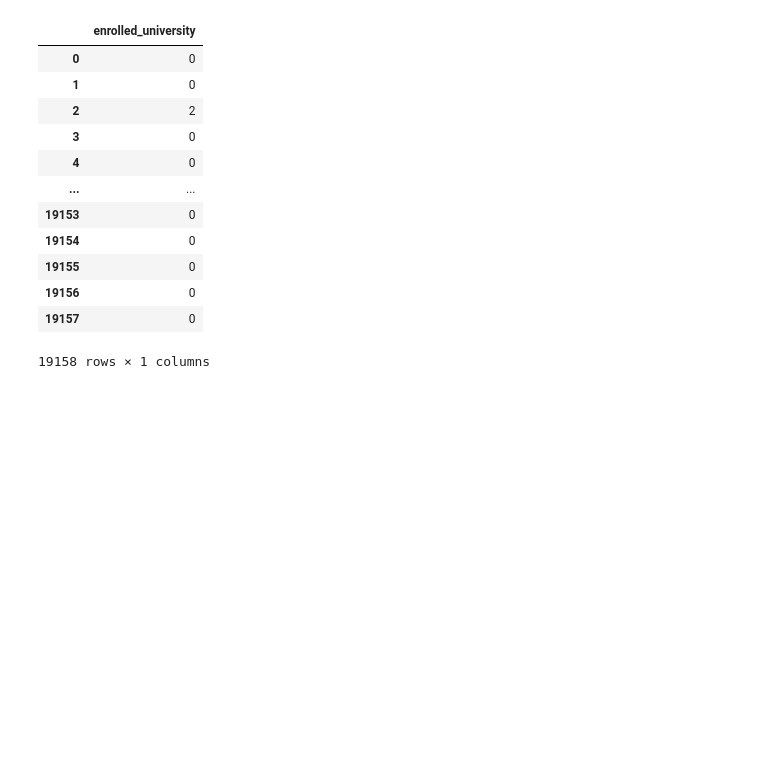
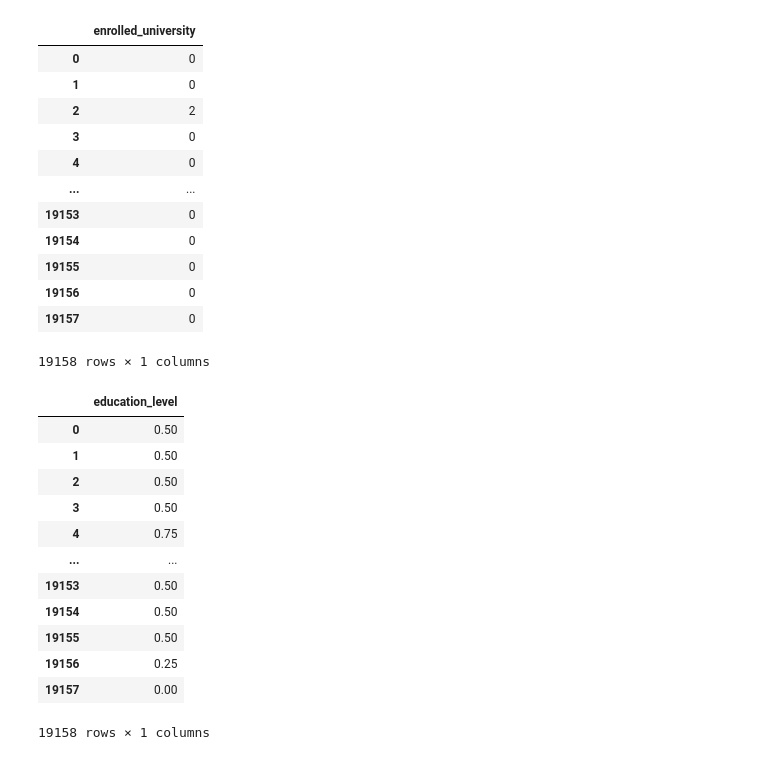
Before and after one commit to wbchristerson/machine-learning-projects, a Jupyter notebook: job-change-analysis/hr-analytics-data.ipynb, the cells around one changed output. Cells and saved outputs as stored; diff of their text form; code cells hidden in the pictures; blank space fills up the shorter version.

Commit message:
feat: add company size transformer, education level transformer

```diff
--- a/job-change-analysis/hr-analytics-data.ipynb
+++ b/job-change-analysis/hr-analytics-data.ipynb
@@ -261,3 +262,44 @@ enrollment_pipeline.fit_transform(project_data[["enrolled_university"]])
 | 19156 | 0 |
 | 19157 | 0 |
 19158 rows × 1 columns
+# %%
+def to_education_level_transform(x):
+    if x == "Primary School":
+        return 0.00
+    elif x == "High School":
+        return 0.25
+    elif x == "Graduate":
+        return 0.50
+    elif x == "Masters":
+        return 0.75
+    elif x == "Phd":
+        return 1.00
+    else:
+        return 0.00
+
+class EducationLevelTransformer:
+    def fit(self, X, y=None):
+        return self
+
+    def transform(self, X, y=None):
+        return X.applymap(to_education_level_transform)
+
+education_level_pipeline = Pipeline([
+    ('education_level_numeric_transformer', EducationLevelTransformer()),
+])
+
+education_level_pipeline.fit_transform(project_data[["education_level"]])
+# %% [output]
+|  | education_level |
+| 0 | 0.50 |
+| 1 | 0.50 |
+| 2 | 0.50 |
+| 3 | 0.50 |
+| 4 | 0.75 |
+| ... | ... |
+| 19153 | 0.50 |
+| 19154 | 0.50 |
+| 19155 | 0.50 |
+| 19156 | 0.25 |
+| 19157 | 0.00 |
+19158 rows × 1 columns
```
Also changed, not shown: parts of 3 cells of this notebook.
